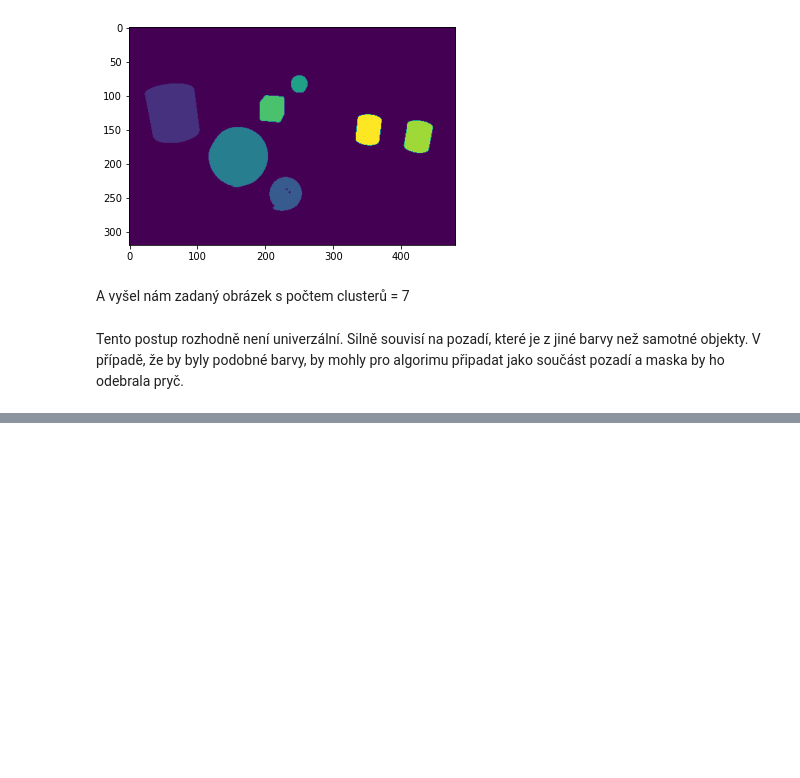
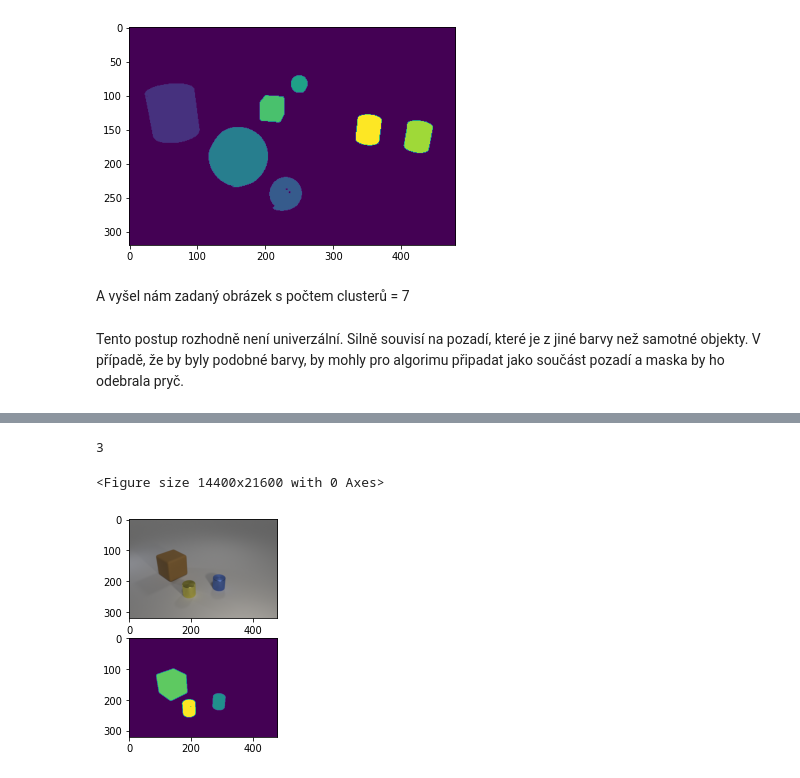
Before and after one commit to Dufko/vzd, a Jupyter notebook: hw_2/notebook.ipynb, the cells around one changed output, grey strips where cells are left out. Cells and saved outputs as stored; diff of their text form; code cells hidden in the pictures; blank space fills up the shorter version.

```diff
--- a/hw_2/notebook.ipynb
+++ b/hw_2/notebook.ipynb
@@ -195,0 +262,6 @@ Created in <span style='font-weight:600;margin-left:4px;'>Deepnote</span></a>
+# %%
+assert(analyzePicture("data/CLEVR_test_000377.png") == 3)
+# %% [output]
+3
+<Figure size 14400x21600 with 0 Axes>
+[figure, added]
```
Also changed, not shown: parts of 33 cells of this notebook.
